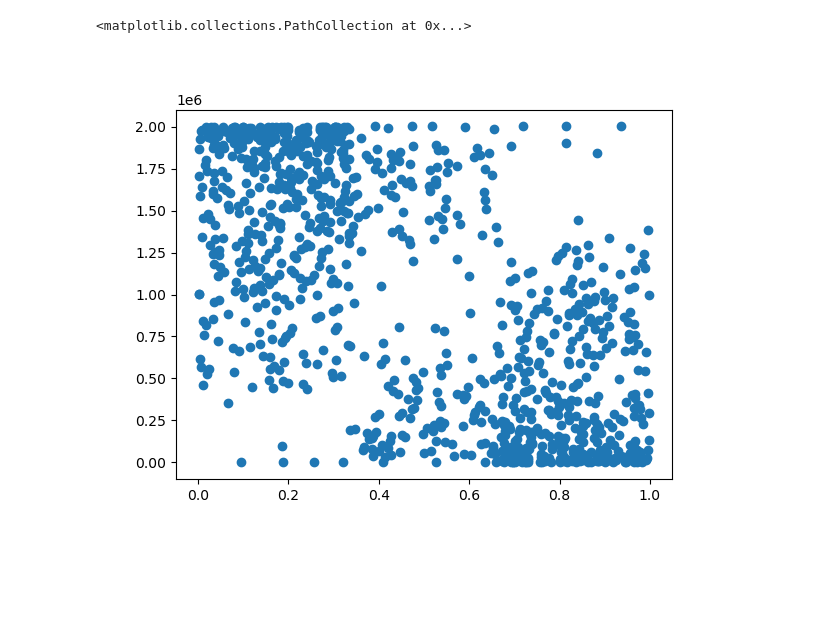
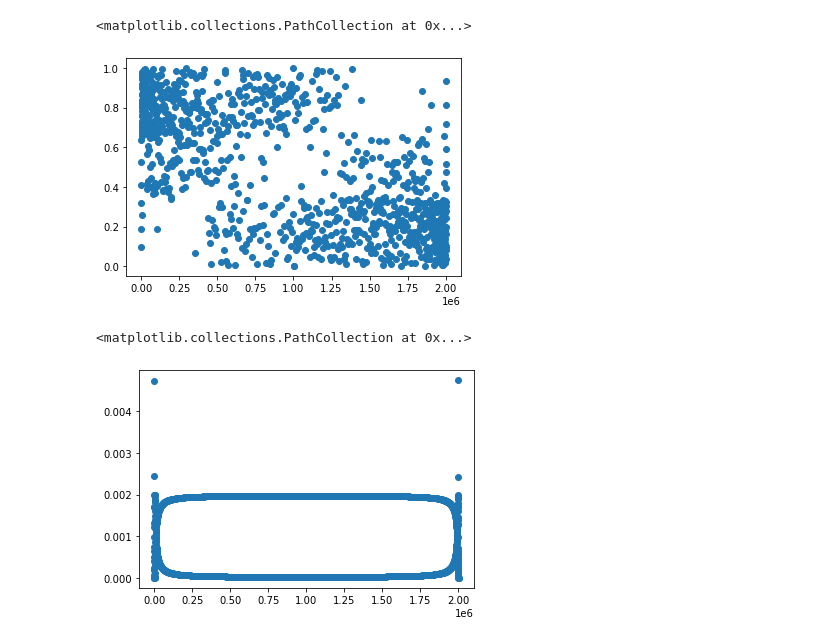
Before and after one commit to cgbsu/ResearchSpring2022SymbolicNotebooks0, a Jupyter notebook: work/numerical_py/numerov/simulate_stairwell_analyze_expectation_value_2.ipynb, the cells around one changed output. Saved outputs shown, nothing was run; the diff lists cells and outputs as text; code cells hidden in the pictures; blank space fills up the shorter version.

```diff
--- a/work/numerical_py/numerov/simulate_stairwell_analyze_expectation_value_2.ipynb
+++ b/work/numerical_py/numerov/simulate_stairwell_analyze_expectation_value_2.ipynb
@@ -244,6 +222,10 @@ plt.scatter(expectationValues, mostProbablePositions)
 # %%
-%matplotlib widget
-plt.scatter(mostProbablePositions, energies)
+plt.scatter(energies, mostProbablePositions)
 # %% [output]
 <matplotlib.collections.PathCollection at 0x...>
-[figure, old version]
+[figure, new version]
+# %%
+plt.scatter(energies, medians)
+# %% [output]
+<matplotlib.collections.PathCollection at 0x...>
+[figure, added]
```
Also changed, not shown: parts of 28 cells of this notebook, 38 other files.
